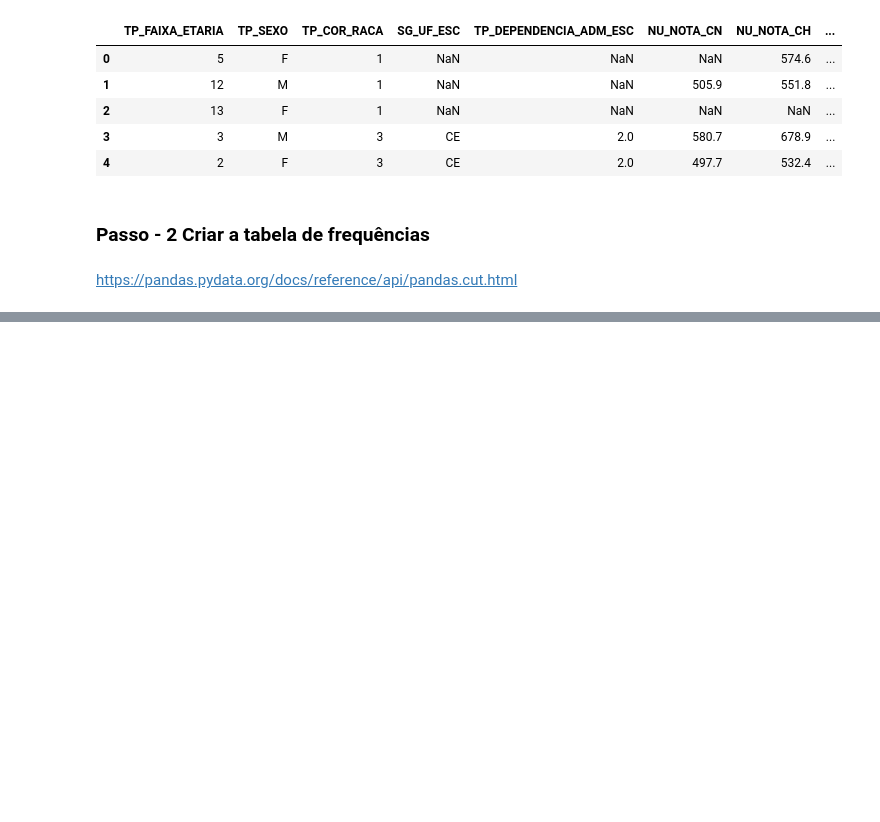
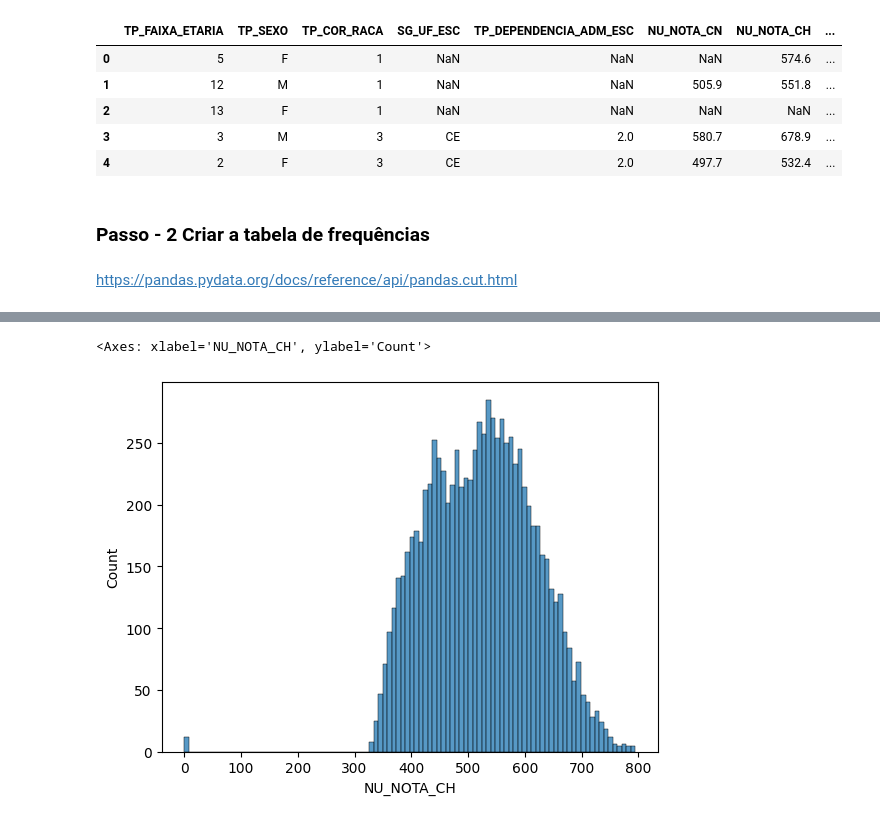
Before and after one commit to romulovieira777/Analise_Exploratoria_de_Dados_com_Python, a Jupyter notebook: Modulo_02_Organizacao_de_Dados_Retangulares/02_Analise_Exploratoria_de_Dados.ipynb, the cells around one changed output, grey strips where cells are left out. Drawn from its saved outputs; the diff is of its cells as text; code cells hidden in the pictures; blank space fills up the shorter version.

```diff
--- a/Modulo_02_Organizacao_de_Dados_Retangulares/02_Analise_Exploratoria_de_Dados.ipynb
+++ b/Modulo_02_Organizacao_de_Dados_Retangulares/02_Analise_Exploratoria_de_Dados.ipynb
@@ -1265,0 +1521,5 @@ distribuicao_frequencia_renda_familiar.sort_index(ascending=False)
+# %%
+sns.histplot(enem_df['NU_NOTA_CH'], bins=100)
+# %% [output]
+<Axes: xlabel='NU_NOTA_CH', ylabel='Count'>
+[figure, added]
```
Also changed, not shown: parts of 41 cells of this notebook.
